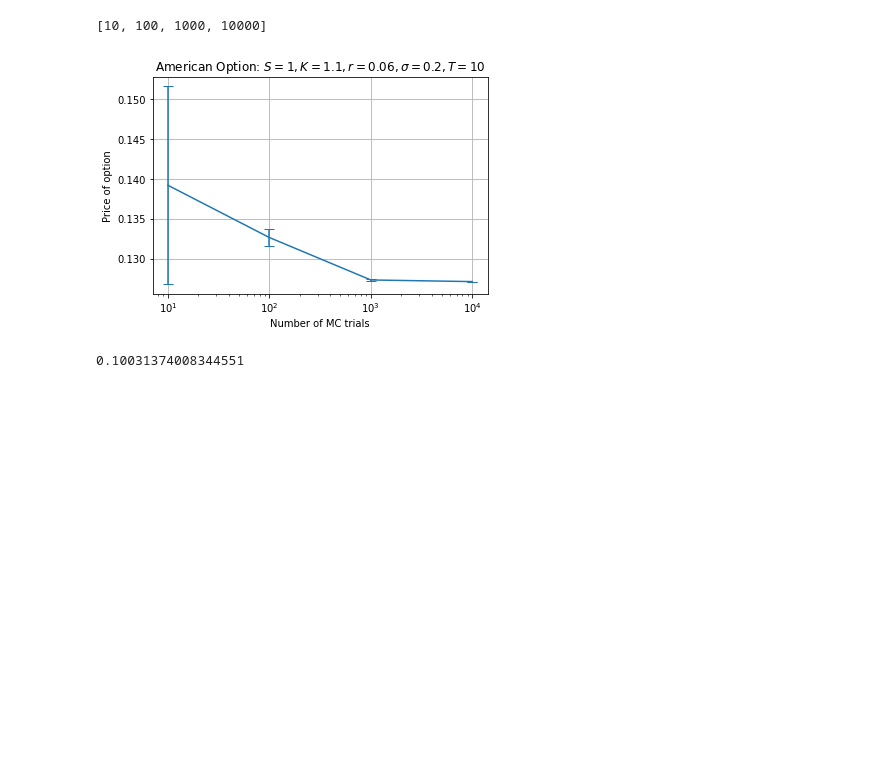
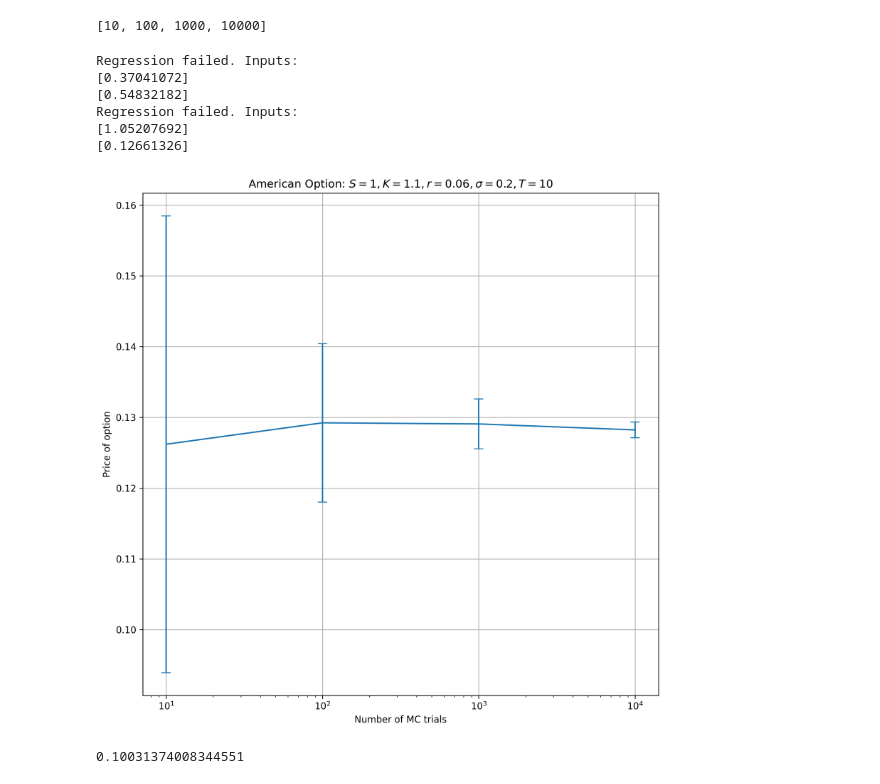
Before and after one commit to SByeUva/advance_computational_finance, a Jupyter notebook: LSM-convergence.ipynb, the cells around one changed output. Drawn from its saved outputs; the diff is of its cells as text; code cells hidden in the pictures; blank space fills up the shorter version.

```diff
--- a/LSM-convergence.ipynb
+++ b/LSM-convergence.ipynb
@@ -47,7 +47,7 @@ for ii in range(len(base)):
     trial_mean = []
     trial_se = []
 
-    for jj in range(5):
+    for jj in range(15):
 
         s_all = np.array([np.array(GBM_exact(T, S, sigma, r, M)) for x in range(base[ii])])
         [option_cash_flow, cash_flows] = value_option_schwarz(T,M,K,s_all, r, base[ii], order=2, option="put")
@@ -59,21 +59,31 @@ for ii in range(len(base)):
         data[0:len(option_cash_flow[option_cash_flow > 0])] = option_cash_flow[option_cash_flow > 0]
 
         trial_mean.append(np.mean(data))
-        trial_se.append(np.std(data)/base[ii])
+        trial_se.append(np.std(data)/np.sqrt(base[ii]))
+
 
     option_mean[ii] = np.mean(trial_mean)
     option_se[ii] = np.mean(trial_se)
+# %% [output]
+Regression failed. Inputs:
+[0.37041072]
+[0.54832182]
+Regression failed. Inputs:
+[1.05207692]
+[0.12661326]
 # %%
 # Plot showing convergence of LSM
+plt.figure(figsize=(10,10), dpi = 300)
 plt.errorbar(base, option_mean, yerr = option_se, barsabove=True, capsize = 5)
 plt.xscale('log')
 plt.xlabel('Number of MC trials')
 plt.ylabel('Price of option')
 plt.grid()
 plt.title(f'American Option: $S = {S}, K = {K}, r = {r}, \sigma = {sigma}, T = {T}$')
+plt.savefig('figures/ls_convergece_nodes.jpg')
 plt.show()
 # %% [output]
-[figure, old version]
+[figure, new version]
 # %%
 BSM_put(S, K, r, sigma, dt)
 # %% [output]
```
Also changed, not shown: parts of 6 cells of this notebook, 5 other files.
